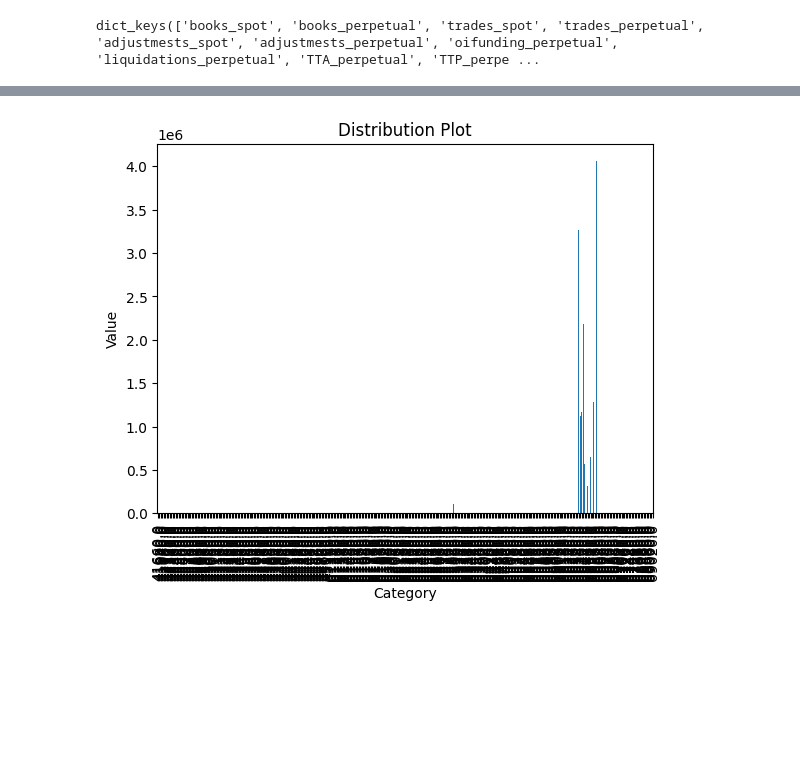
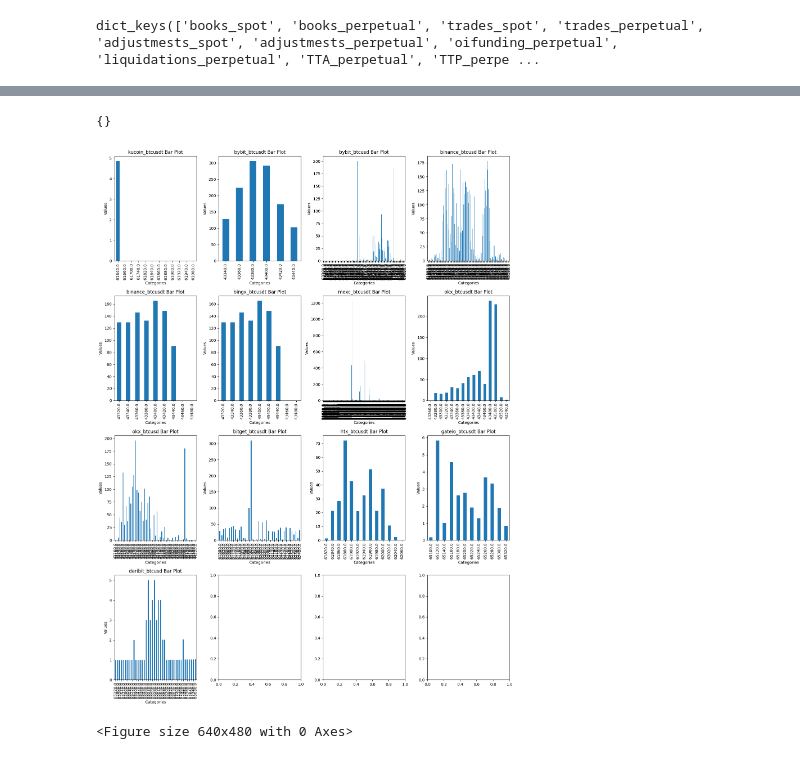
Before and after one commit to IndianaBug/moonStreamProcess, a Jupyter notebook: examples/exampample.ipynb, the cells around one changed output, grey strips where cells are left out. Saved outputs shown, nothing was run; the diff lists cells and outputs as text; code cells hidden in the pictures; blank space fills up the shorter version.

```diff
--- a/examples/exampample.ipynb
+++ b/examples/exampample.ipynb
@@ -728,15 +734,7 @@ max(a.data.get("books_perpetual").get("books").values())
-# %%
-import pandas as pd
-import matplotlib.pyplot as plt
-
-data = a.data.get("books_perpetual").get("books")
-df = pd.DataFrame(list(data.items()), columns=['Category', 'Value'])
-
-# Plot the distribution using pandas and matplotlib
-df.plot(kind='bar', x='Category', y='Value', legend=False)
-plt.title('Distribution Plot')
-plt.xlabel('Category')
-plt.ylabel('Value')
-plt.show()
-# %% [output]
-[figure, removed]
+# %%
+data = a.data.get("trades_perpetual").get("volumeProfile")
+filtered_dict = {key: value for key, value in data.items() if value > 10000}
+
+filtered_dict
+# %% [output]
+{}
@@ -742,0 +743,14 @@ plt.show()
+# %%
+b = a.test_display_books("perpetual", "kucoin_btcusdt")
+
+list_perp_instruments =["kucoin_btcusdt", "bybit_btcusdt", "bybit_btcusd", "binance_btcusd",
+                        "binance_btcusdt", "bingx_btcusdt", "mexc_btcusdt",
+                        "okx_btcusdt", "okx_btcusd", "bitget_btcusdt", "htx_btcusdt",
+                        "gateio_btcusdt", "deribit_btcusd",
+                        ]
+
+list_spot_instruments =["kucoin_btcusdt", "bybit_btcusdt", "bybit_btcusdc", "binance_btcusdt",
+                        "binance_btcfdusd", "bingx_btcusdt", "mexc_btcusdt",
+                        "okx_btcusdt", "bitget_btcusdt", "htx_btcusdt",
+                        "gateio_btcusdt", "coinbase_btcusd",
+                        ]
@@ -742,0 +759,38 @@ plt.show()
+# %%
+def plot_perp_books():
+    graphs = {}
+    for exinstrument in list_perp_instruments:
+        b = a.books["perpetual"].axis[exinstrument].df
+        # Iterate through rows
+        for index, row in b.iterrows():
+            if not all(row == 0):
+                break
+        graphs[exinstrument] = row
+
+    # Calculate the number of rows and columns for the subplots
+    num_plots = len(graphs)
+    num_cols = min(4, num_plots)  # Set the maximum number of columns per row
+    num_rows = -(-num_plots // num_cols)  # Calculate the number of rows
+
+    # Customize figure size
+    fig, axes = plt.subplots(nrows=num_rows, ncols=num_cols, figsize=(15, num_rows * 5))
+
+    # Plot each Series separately
+    for (series_name, series_values), ax in zip(graphs.items(), axes.flatten()):
+        series_values.plot(kind='bar', ax=ax)
+        ax.set_title(f'{series_name} Bar Plot')
+        ax.set_xlabel('Categories')
+        ax.set_ylabel('Values')
+
+    # Adjust layout to prevent clipping of titles
+    plt.tight_layout()
+
+    plt.show()
+
+    # Adjust layout to prevent clipping of titles
+    plt.tight_layout()
+    plt.show()
+plot_perp_books()
+# %% [output]
+[figure, added]
+<Figure size 640x480 with 0 Axes>
```
Also changed, not shown: parts of 14 cells of this notebook, 6 other files.
